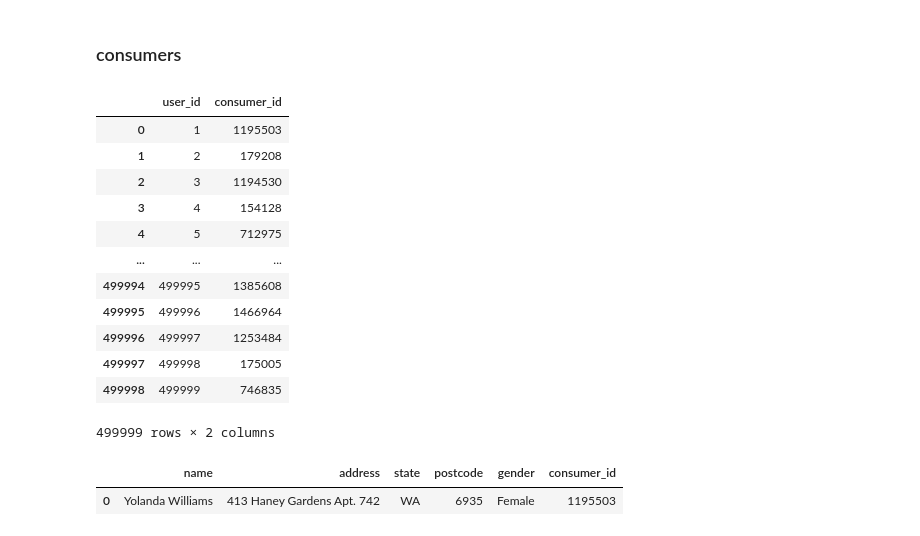
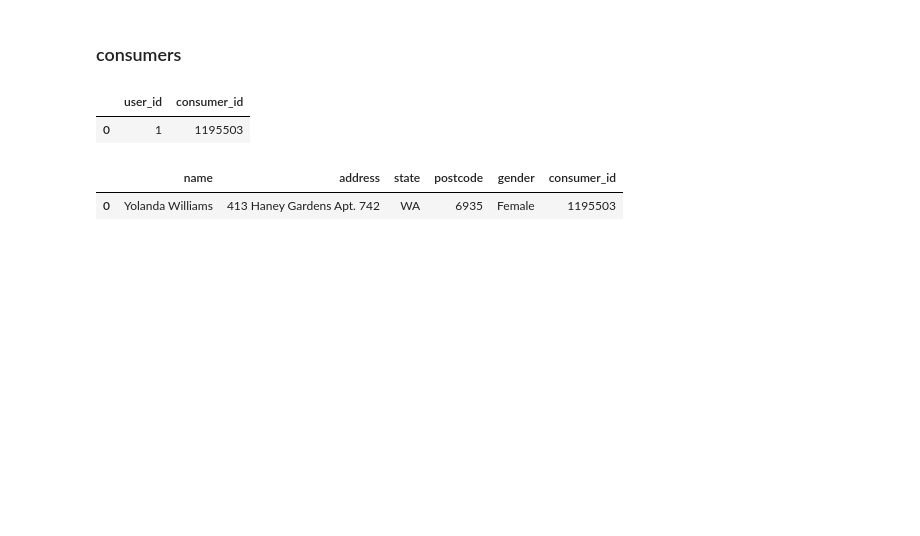
Before and after one commit to pommcuter/generic-buy-now-pay-later-project, a Jupyter notebook: notebooks/exploratory_analysis.ipynb, the cells around one changed output. Cells and saved outputs as stored; diff of their text form; code cells hidden in the pictures; blank space fills up the shorter version.

```diff
--- a/notebooks/exploratory_analysis.ipynb
+++ b/notebooks/exploratory_analysis.ipynb
@@ -32,19 +26,8 @@ transactions_df = transactions_sdf.toPandas()
 # %%
-consumer_ids_df
+consumer_ids_df.head(1)
 # %% [output]
 |  | user_id | consumer_id |
 | 0 | 1 | 1195503 |
-| 1 | 2 | 179208 |
-| 2 | 3 | 1194530 |
-| 3 | 4 | 154128 |
-| 4 | 5 | 712975 |
-| ... | ... | ... |
-| 499994 | 499995 | 1385608 |
-| 499995 | 499996 | 1466964 |
-| 499996 | 499997 | 1253484 |
-| 499997 | 499998 | 175005 |
-| 499998 | 499999 | 746835 |
-499999 rows × 2 columns
 # %%
 consumer_details_df.head(1)
 # %% [output]
```
Also changed, not shown: parts of 22 cells of this notebook.
